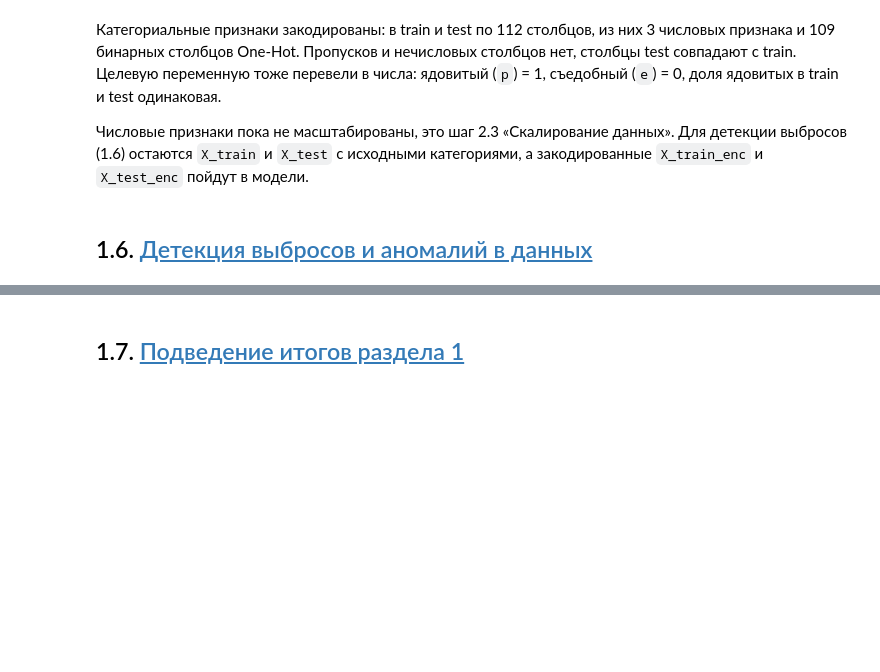
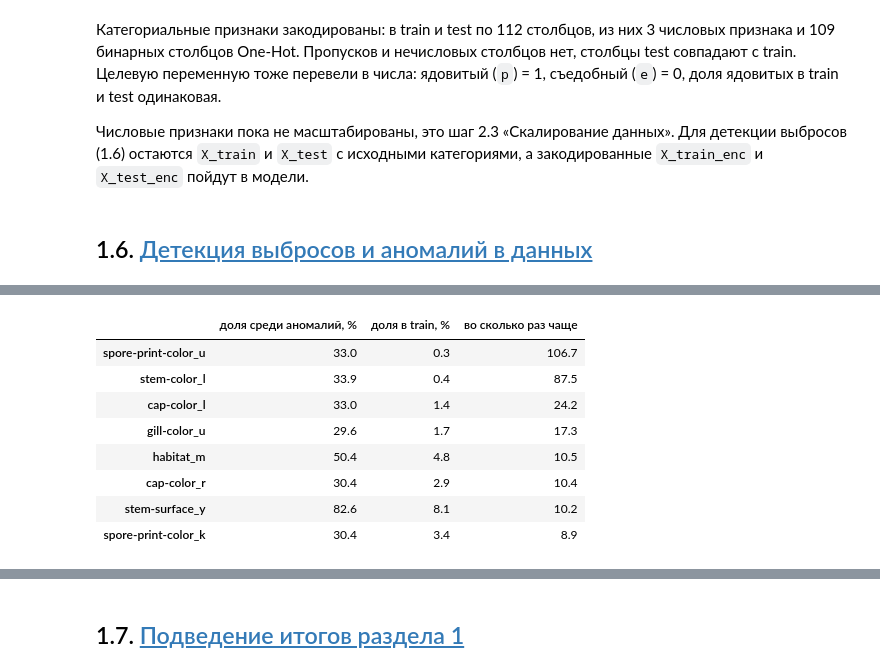
Before and after one commit to terracodum/Pracs5, a Jupyter notebook: warcraft.ipynb, the cells around one changed output, grey strips where cells are left out. Saved outputs shown, nothing was run; the diff lists cells and outputs as text; code cells hidden in the pictures; blank space fills up the shorter version.

```diff
--- a/warcraft.ipynb
+++ b/warcraft.ipynb
@@ -1331,0 +1680,19 @@ pd.DataFrame({
+# %%
+# Во сколько раз значение признака чаще встречается среди аномалий, чем в train
+onehot_cols = X_train_enc.columns.drop(num_features)
+value_share = pd.DataFrame({
+    "доля среди аномалий, %": X_train_enc.loc[anomalies_mask, onehot_cols].mean() * 100,
+    "доля в train, %": X_train_enc[onehot_cols].mean() * 100,
+})
+value_share["во сколько раз чаще"] = value_share["доля среди аномалий, %"] / value_share["доля в train, %"]
+value_share[value_share["доля среди аномалий, %"] >= 20].sort_values("во сколько раз чаще", ascending=False).head(8).round(1)
+# %% [output]
+|  | доля среди аномалий, % | доля в train, % | во сколько раз чаще |
+| spore-print-color_u | 33.0 | 0.3 | 106.7 |
+| stem-color_l | 33.9 | 0.4 | 87.5 |
+| cap-color_l | 33.0 | 1.4 | 24.2 |
+| gill-color_u | 29.6 | 1.7 | 17.3 |
+| habitat_m | 50.4 | 4.8 | 10.5 |
+| cap-color_r | 30.4 | 2.9 | 10.4 |
+| stem-surface_y | 82.6 | 8.1 | 10.2 |
+| spore-print-color_k | 30.4 | 3.4 | 8.9 |
```
Also changed, not shown: parts of 49 cells of this notebook.
